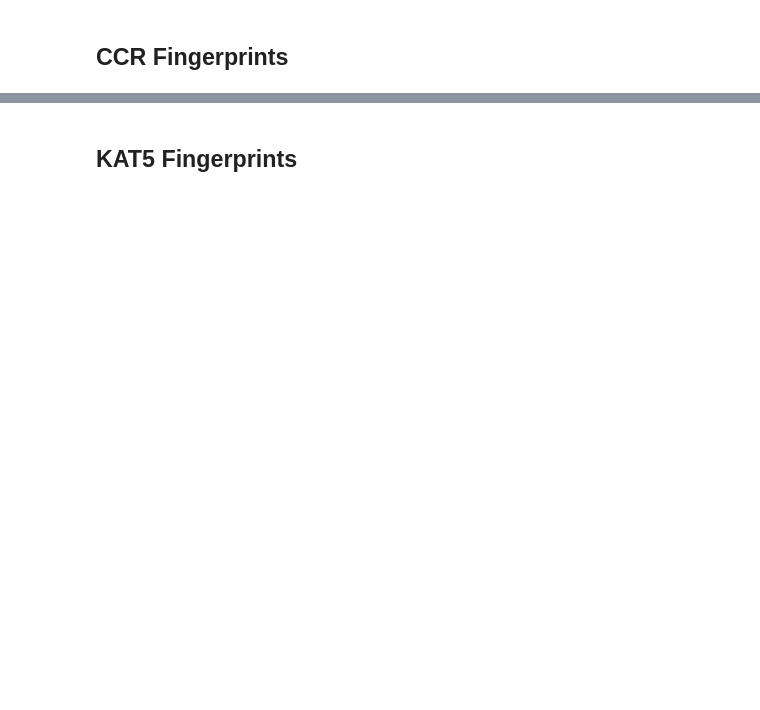
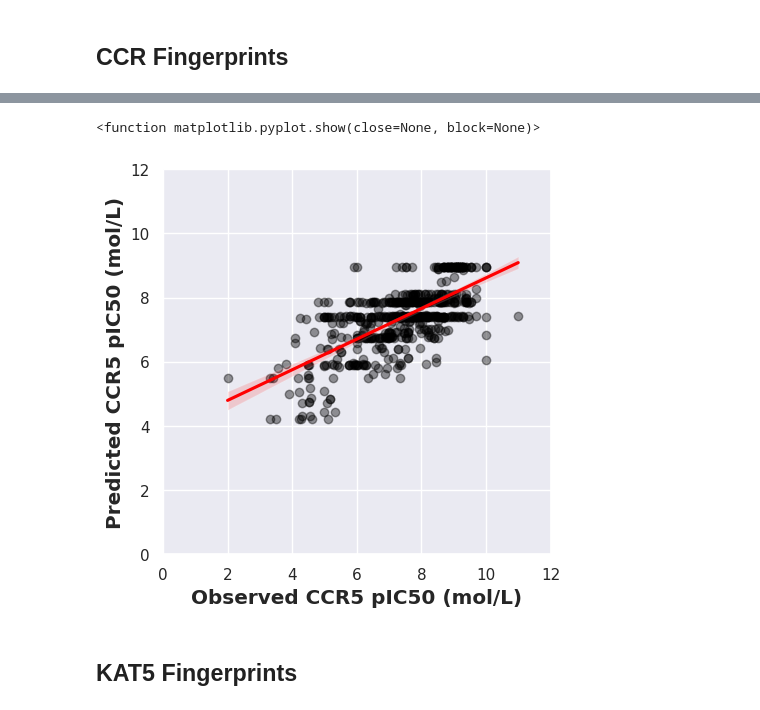
Before and after one commit to VishMur/STEMist-Hacks-Submission, a Jupyter notebook: deepnote/STEMist_Project/Machine Learning.ipynb, the cells around one changed output, grey strips where cells are left out. Drawn from its saved outputs; the diff is of its cells as text; code cells hidden in the pictures; blank space fills up the shorter version.

```diff
--- a/deepnote/STEMist_Project/Machine Learning.ipynb
+++ b/deepnote/STEMist_Project/Machine Learning.ipynb
@@ -241,0 +231,18 @@ plt.show
+# %%
+# Get prediction values from the test dataset
+Y_ccr5_pred = search_ccr5.predict(X_ccr5_test)
+# %%
+# Scatter Plot of Observed vs Predicted pIC50 Values
+sns.set(color_codes=True)
+sns.set_style("darkgrid")
+
+ax = sns.regplot(x=Y_ccr5_test, y=Y_ccr5_pred, scatter_kws={'alpha':0.4, "color": "black"}, line_kws={"color": "red"})
+ax.set_xlabel('Observed CCR5 pIC50 (mol/L)', fontsize='large', fontweight='bold')
+ax.set_ylabel('Predicted CCR5 pIC50 (mol/L)', fontsize='large', fontweight='bold')
+ax.set_xlim(0, 12)
+ax.set_ylim(0, 12)
+ax.figure.set_size_inches(5, 5)
+plt.show
+# %% [output]
+<function matplotlib.pyplot.show(close=None, block=None)>
+[figure, added]
```
Also changed, not shown: parts of 82 cells of this notebook, 1 other file.
